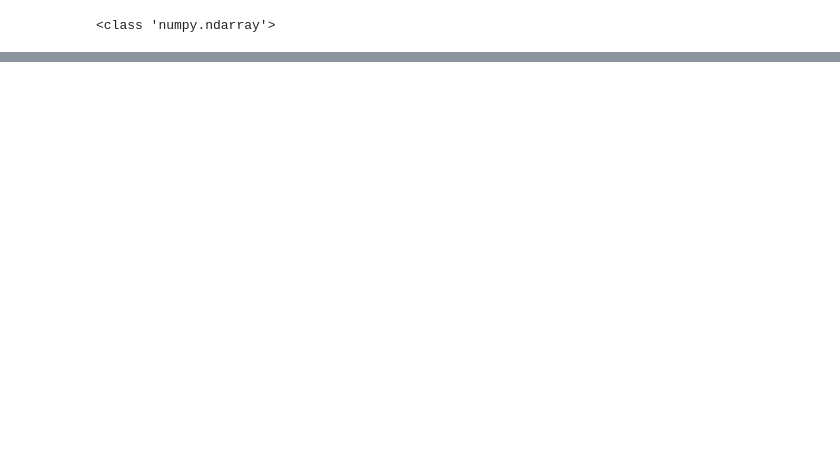
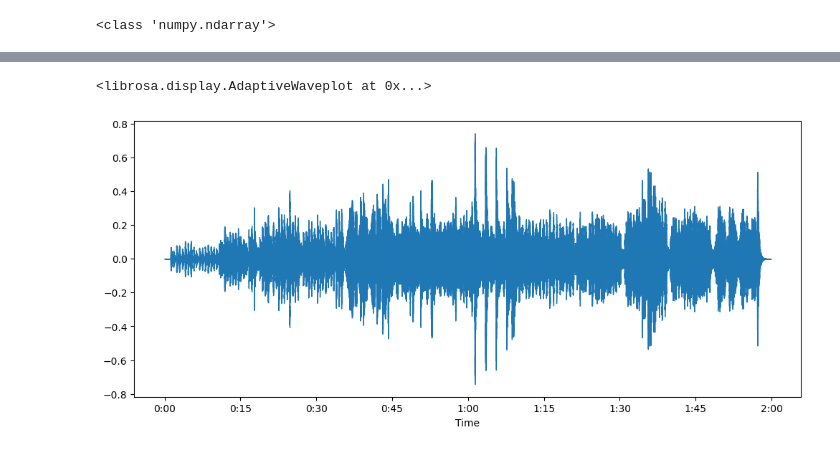
Before and after one commit to laresamdeola/Natural-Language-Processing, a Jupyter notebook: Audio_Engineering_Project.ipynb, the cells around one changed output, grey strips where cells are left out. Drawn from its saved outputs; the diff is of its cells as text; code cells hidden in the pictures; blank space fills up the shorter version.

```diff
--- a/Audio_Engineering_Project.ipynb
+++ b/Audio_Engineering_Project.ipynb
@@ -40,0 +81,7 @@ print(select_random_words(10))
+# %%
+filename = librosa.example('nutcracker')
+
+waveform, sampling_rate = librosa.load(filename)
+
+tempo, beat_frames = librosa.beat.beat_track(y=waveform, sr=sampling_rate)
+print(f'Estimated Tempo: {round(tempo, 2)} beats per minute')
@@ -40,0 +91,6 @@ print(select_random_words(10))
+# %%
+plt.figure(figsize=(12, 5))
+librosa.display.waveshow(waveform, sr=sampling_rate)
+# %% [output]
+<librosa.display.AdaptiveWaveplot at 0x...>
+[figure, added]
```
Also changed, not shown: parts of 11 cells of this notebook.
